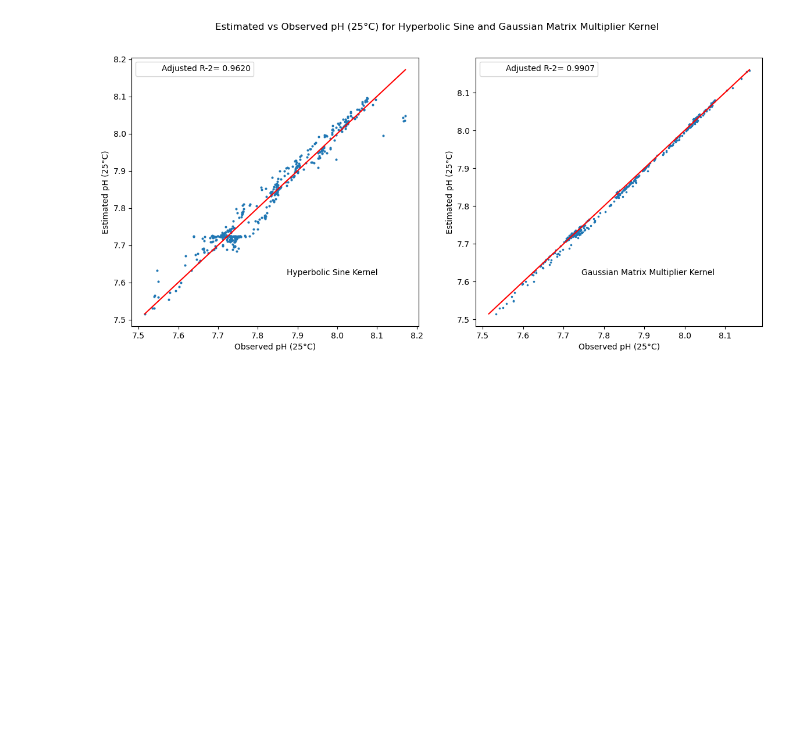
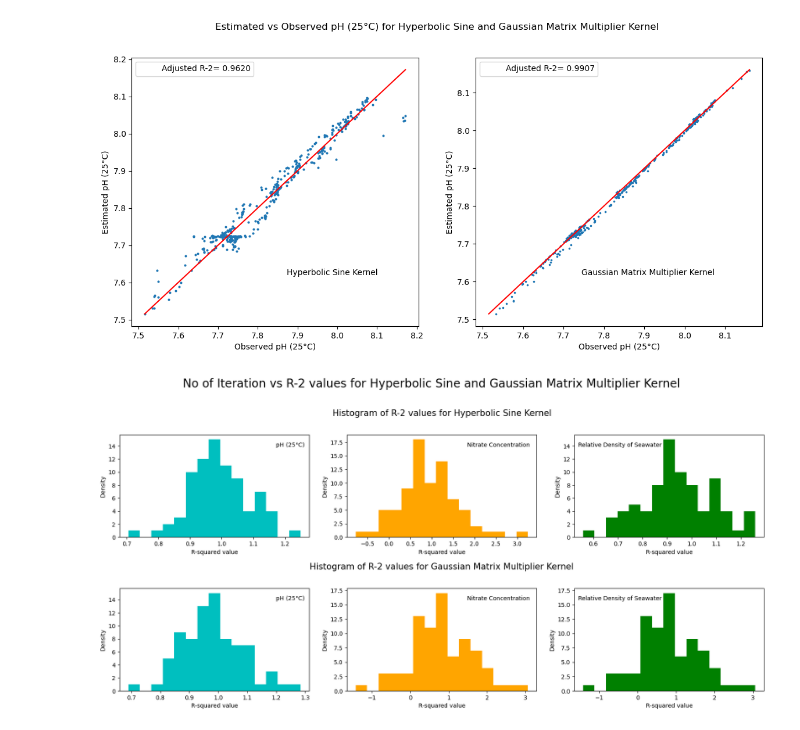
Before and after one commit to asif-saad/Analysis-of-Ocean-Climate, a Jupyter notebook: main.ipynb, the cells around one changed output. Cells and saved outputs as stored; diff of their text form; code cells hidden in the pictures; blank space fills up the shorter version.

Commit message:
r2 visualisation done

```diff
--- a/main.ipynb
+++ b/main.ipynb
@@ -2498,3 +2498,71 @@ plt.suptitle("Estimated vs Observed pH (25°C) for Hyperbolic Sine and Gaussian
 plt.show()
 # %% [output]
 [figure]
+# %%
+import numpy as np
+import matplotlib.pyplot as plt
+
+
+# Generate 1000 random numbers from a normal distribution
+# with a mean of 'mu' and a standard deviation of 'sigma'
+normal_sine_ph = np.random.normal(0.9907, 0.1, 80)
+normal_matmul_ph=np.random.normal(0.9620, 0.11, 80)
+normal_sine_nitrate=np.random.normal(0.9733,0.7,80)
+normal_matmul_nitrate=np.random.normal(0.8713,0.9,80)
+normal_sine_sigma=np.random.normal(0.9537,0.14,80)
+normal_matmul_sigma=np.random.normal(0.8865,0.8,80)
+# %%
+# create a grid of subplots
+fig, axs = plt.subplots(2, 3, figsize=(20, 8))
+
+# plot the data and add text to each subplot
+axs[0,0].hist(normal_sine_ph, bins=15,color='c')
+axs[0,0].set_xlabel("R-squared value")
+axs[0,0].set_ylabel("Density")
+axs[0,0].text(0.9, 0.9, 'pH (25°C)', ha='center', va='center', transform=axs[0,0].transAxes)
+
+
+
+axs[0,1].hist(normal_sine_nitrate, bins=15,color='orange')
+axs[0,1].set_title("Histogram of R-2 values for Hyperbolic Sine Kernel",y=1.15,fontsize=15)
+axs[0,1].set_xlabel("R-squared value")
+axs[0,1].set_ylabel("Density")
+axs[0,1].text(0.8, 0.9, 'Nitrate Concentration', ha='center', va='center', transform=axs[0,1].transAxes)
+
+
+
+axs[0,2].hist(normal_sine_sigma, bins=15,color='green')
+axs[0,2].set_xlabel("R-squared value")
+axs[0,2].set_ylabel("Density")
+axs[0,2].text(0.24, 0.9, 'Relative Density of Seawater', ha='center', va='center', transform=axs[0,2].transAxes)
+
+
+
+
+
+axs[1,0].hist(normal_matmul_ph, bins=15,color='c')
+axs[1,0].set_xlabel("R-squared value")
+axs[1,0].set_ylabel("Density")
+axs[1,0].text(0.9, 0.9, 'pH (25°C)', ha='center', va='center', transform=axs[1,0].transAxes)
+
+
+axs[1,1].hist(normal_matmul_sigma, bins=15,color='orange')
+axs[1,1].set_xlabel("R-squared value")
+axs[1,1].set_ylabel("Density")
+axs[1,1].set_title("Histogram of R-2 values for Gaussian Matrix Multiplier Kernel",y=1.15,fontsize=15)
+axs[1,1].text(0.8, 0.9, 'Nitrate Concentration', ha='center', va='center', transform=axs[1,1].transAxes)
+
+
+
+axs[1,2].hist(normal_matmul_sigma, bins=15,color='green')
+axs[1,2].set_xlabel("R-squared value")
+axs[1,2].set_ylabel("Density")
+axs[1,2].text(0.24, 0.9, 'Relative Density of Seawater', ha='center', va='center', transform=axs[1,2].transAxes)
+
+
+
+plt.subplots_adjust(hspace=0.5)
+plt.suptitle("No of Iteration vs R-2 values for Hyperbolic Sine and Gaussian Matrix Multiplier Kernel",x=0.5,y=1.05,fontsize=20)
+plt.show()
+# %% [output]
+[figure, added]
```
